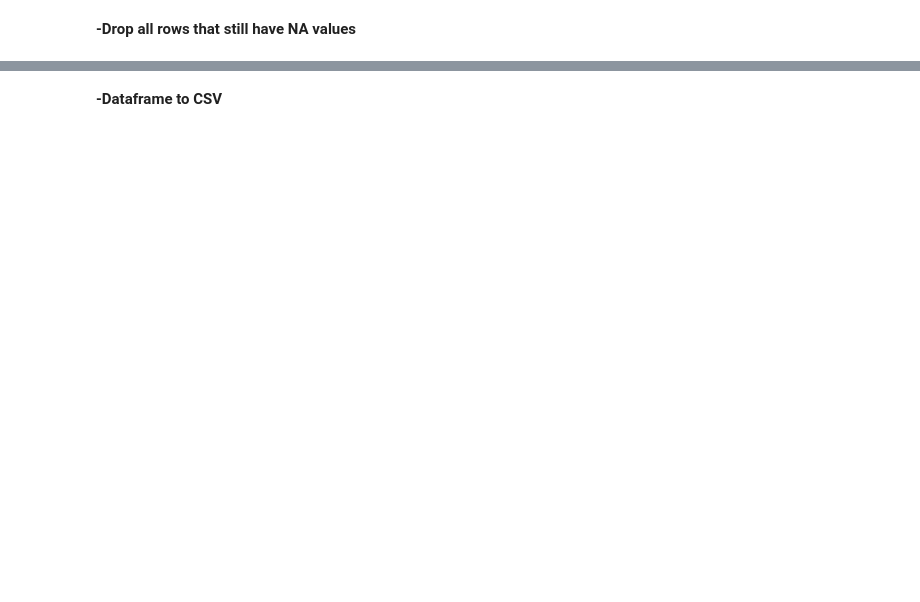
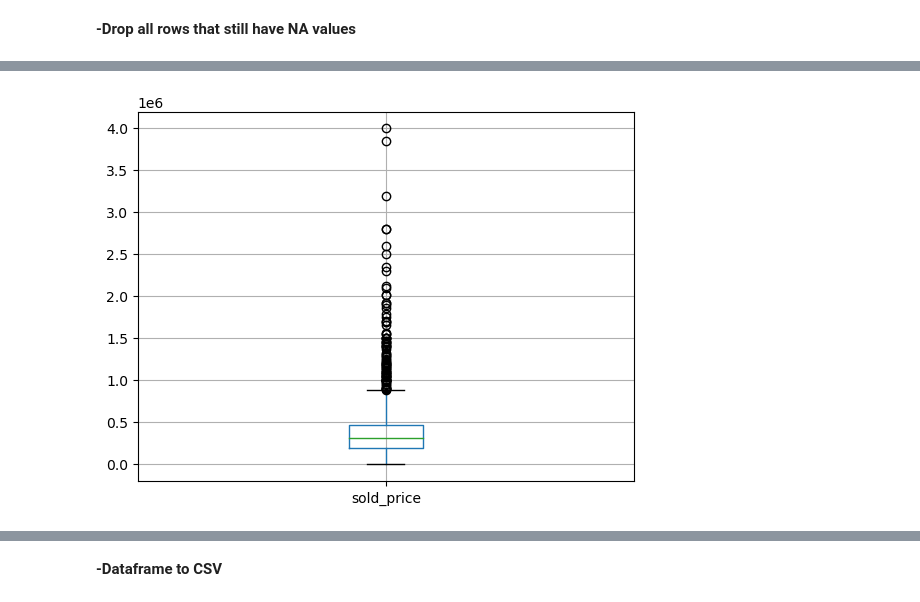
Before and after one commit to tylanoflynn/supervised_learning, a Jupyter notebook: notebooks/EDA.ipynb, the cells around one changed output, grey strips where cells are left out. Cells and saved outputs as stored; diff of their text form; code cells hidden in the pictures; blank space fills up the shorter version.

```diff
--- a/notebooks/EDA.ipynb
+++ b/notebooks/EDA.ipynb
@@ -569,0 +643,6 @@ memory usage: 816.3+ KB
+# %%
+# Explore target with boxplot
+df.boxplot(column=['sold_price'])
+plt.show()
+# %% [output]
+[figure, added]
```
Also changed, not shown: parts of 49 cells of this notebook.
